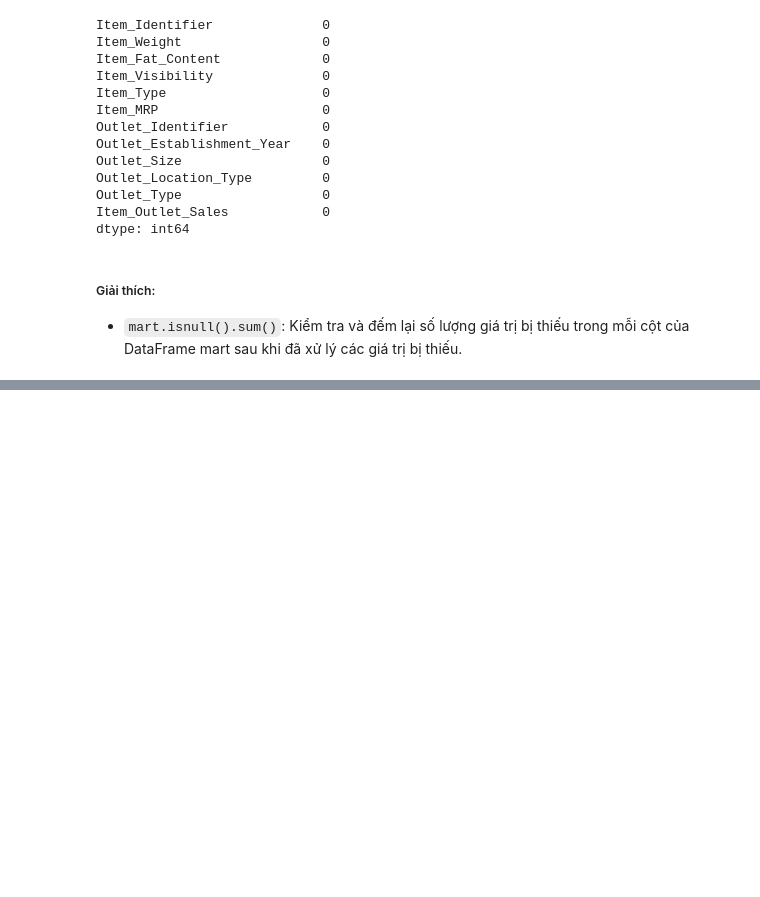
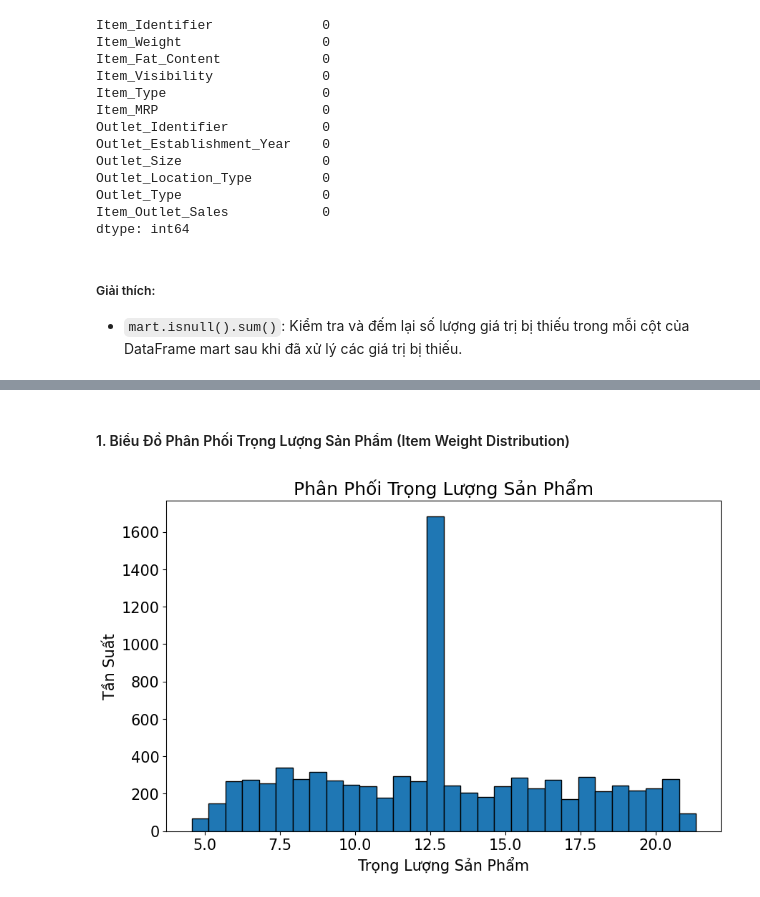
Before and after one commit to MeiCloudie/demo-python-data-analyst, a Jupyter notebook: bigmart-sales/bigmart_sales.ipynb, the cells around one changed output, grey strips where cells are left out. Cells and saved outputs as stored; diff of their text form; code cells hidden in the pictures; blank space fills up the shorter version.

```diff
--- a/bigmart-sales/bigmart_sales.ipynb
+++ b/bigmart-sales/bigmart_sales.ipynb
@@ -329,0 +352,11 @@ dtype: int64
+# %% [markdown]
+#### 1. Biểu Đồ Phân Phối Trọng Lượng Sản Phẩm (Item Weight Distribution)
+# %%
+plt.figure(figsize=(10, 6))
+plt.hist(mart['Item_Weight'].dropna(), bins=30, edgecolor='black')
+plt.title('Phân Phối Trọng Lượng Sản Phẩm')
+plt.xlabel('Trọng Lượng Sản Phẩm')
+plt.ylabel('Tần Suất')
+plt.show()
+# %% [output]
+[figure, added]
```
Also changed, not shown: parts of 13 cells of this notebook.
